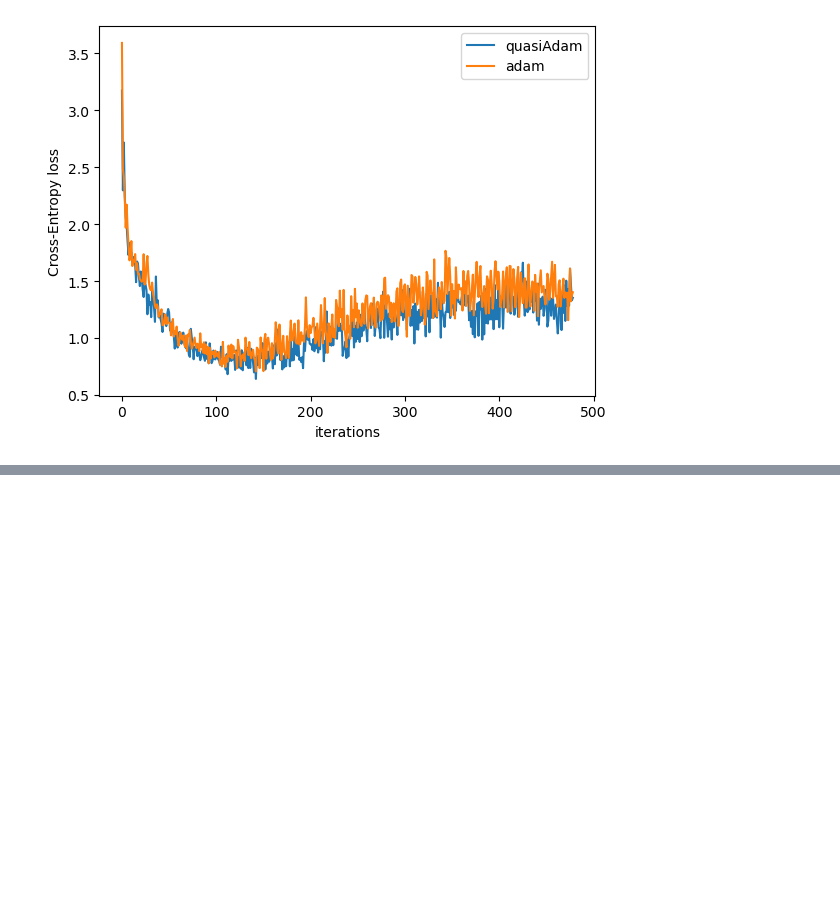
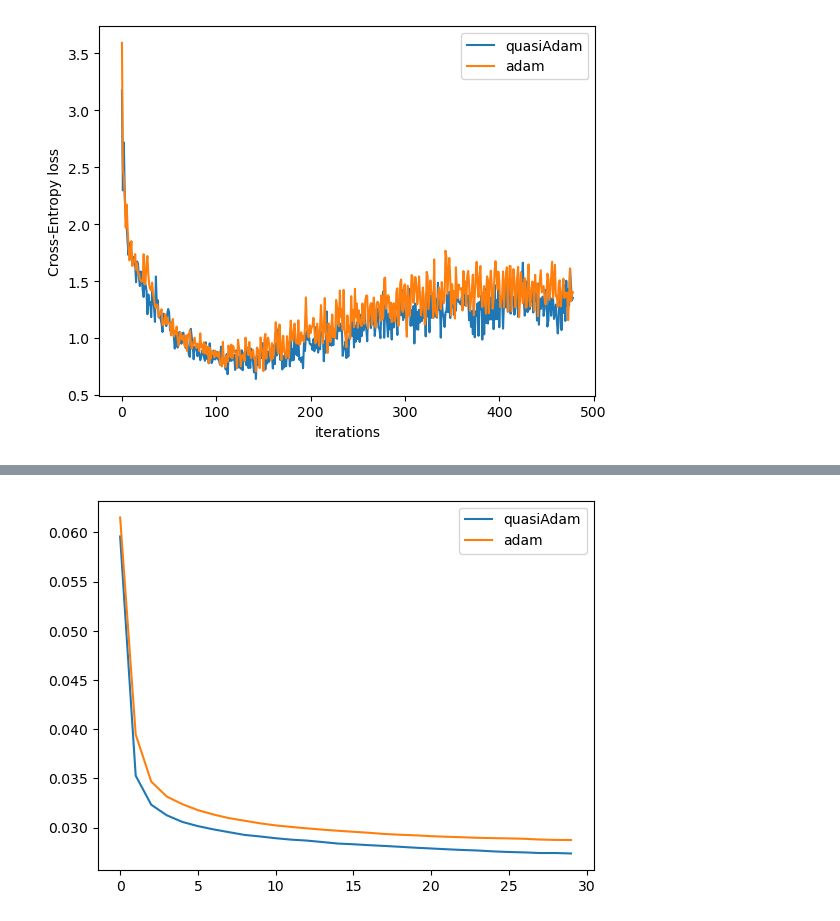
Before and after one commit to aranganath/Adam-boosting, a Jupyter notebook: plot.ipynb, the cells around one changed output, grey strips where cells are left out. Saved outputs shown, nothing was run; the diff lists cells and outputs as text; code cells hidden in the pictures; blank space fills up the shorter version.

```diff
--- a/plot.ipynb
+++ b/plot.ipynb
@@ -59,0 +98,14 @@ plt.show()
+# %%
+with open('./results/AEResults/quasiAdam.pkl', 'rb') as handle:
+    a = pkl.load(handle)
+
+with open('./results/AEResults/Adam.pkl', 'rb') as handle:
+    b = pkl.load(handle)
+# %%
+plt.plot(a, label='quasiAdam')
+plt.plot(b, label='adam')
+plt.legend()
+plt.savefig('./results/figures/AEResults/AETraining.png')
+plt.show()
+# %% [output]
+[figure, added]
```
Also changed, not shown: parts of 10 cells of this notebook.
